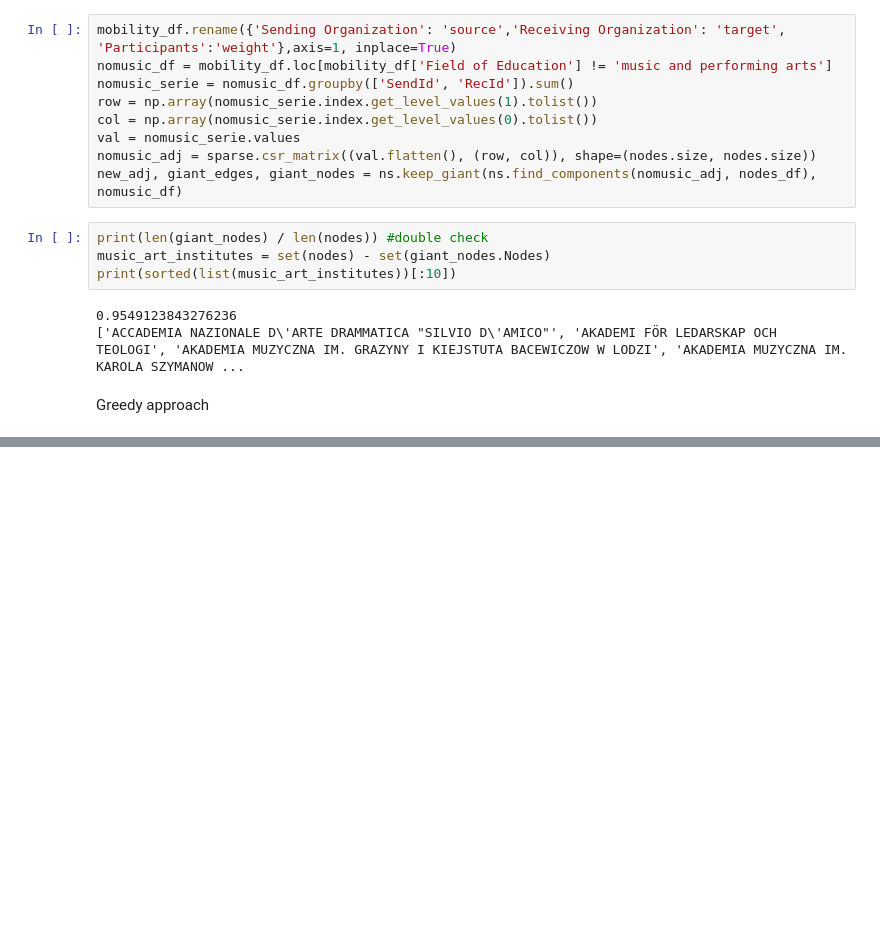
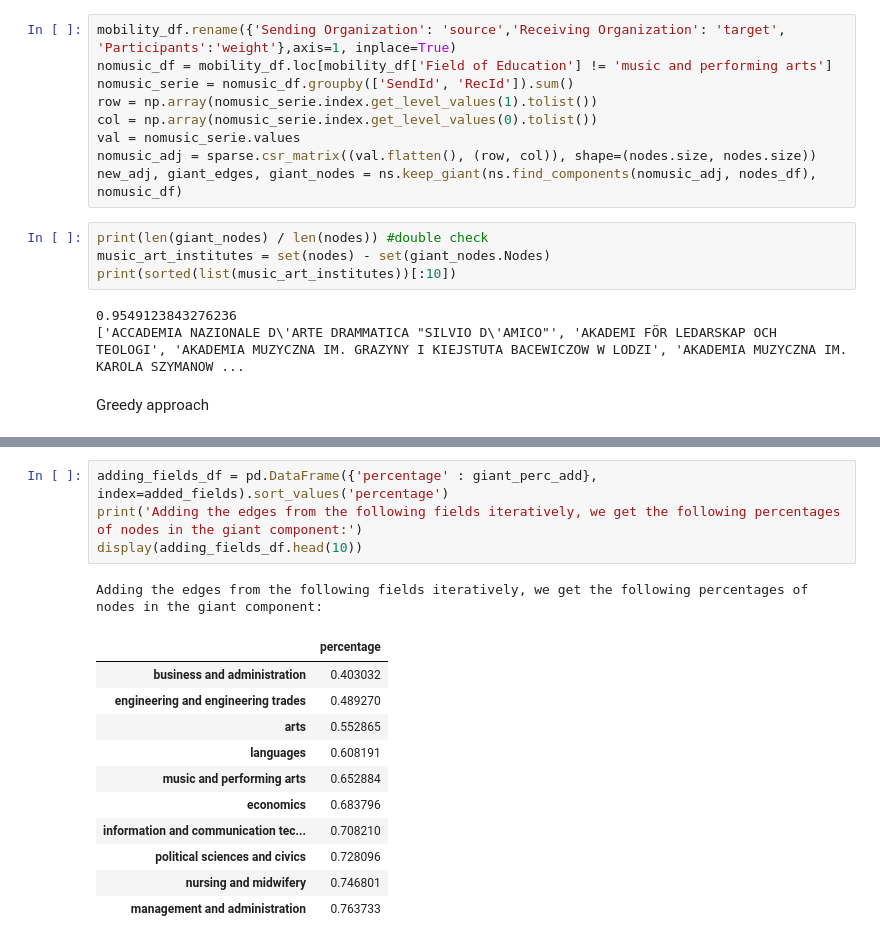
Before and after one commit to FilippoBragato/ErasmusMobilityStudy, a Jupyter notebook: FieldOfEducation.ipynb, the cells around one changed output, grey strips where cells are left out. Cells and saved outputs as stored; diff of their text form; blank space fills up the shorter version.

```diff
--- a/FieldOfEducation.ipynb
+++ b/FieldOfEducation.ipynb
@@ -317 +232,18 @@ To get above 80% of nodes in the giant component we need to add the above 13 fie
+# %%
+adding_fields_df = pd.DataFrame({'percentage' : giant_perc_add}, index=added_fields).sort_values('percentage')
+print('Adding the edges from the following fields iteratively, we get the following percentages of nodes in the giant component:')
+display(adding_fields_df.head(10))
+# %% [output]
+Adding the edges from the following fields iteratively, we get the following percentages of nodes in the giant component:
+|  | percentage |
+| business and administration | 0.403032 |
+| engineering and engineering trades | 0.489270 |
+| arts | 0.552865 |
+| languages | 0.608191 |
+| music and performing arts | 0.652884 |
+| economics | 0.683796 |
+| information and communication tec... | 0.708210 |
+| political sciences and civics | 0.728096 |
+| nursing and midwifery | 0.746801 |
+| management and administration | 0.763733 |
 # %%
```
Also changed, not shown: parts of 12 cells of this notebook.
